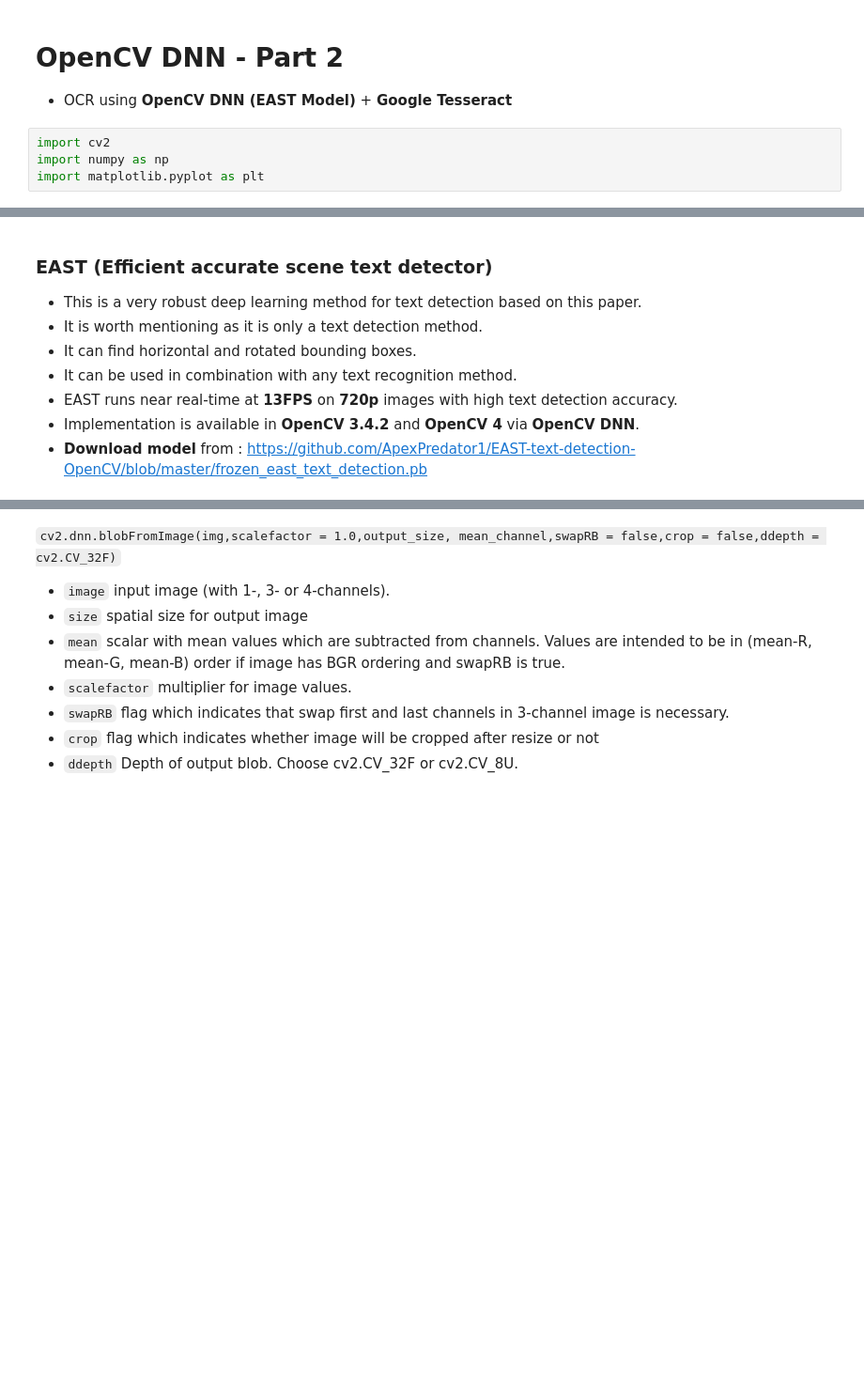
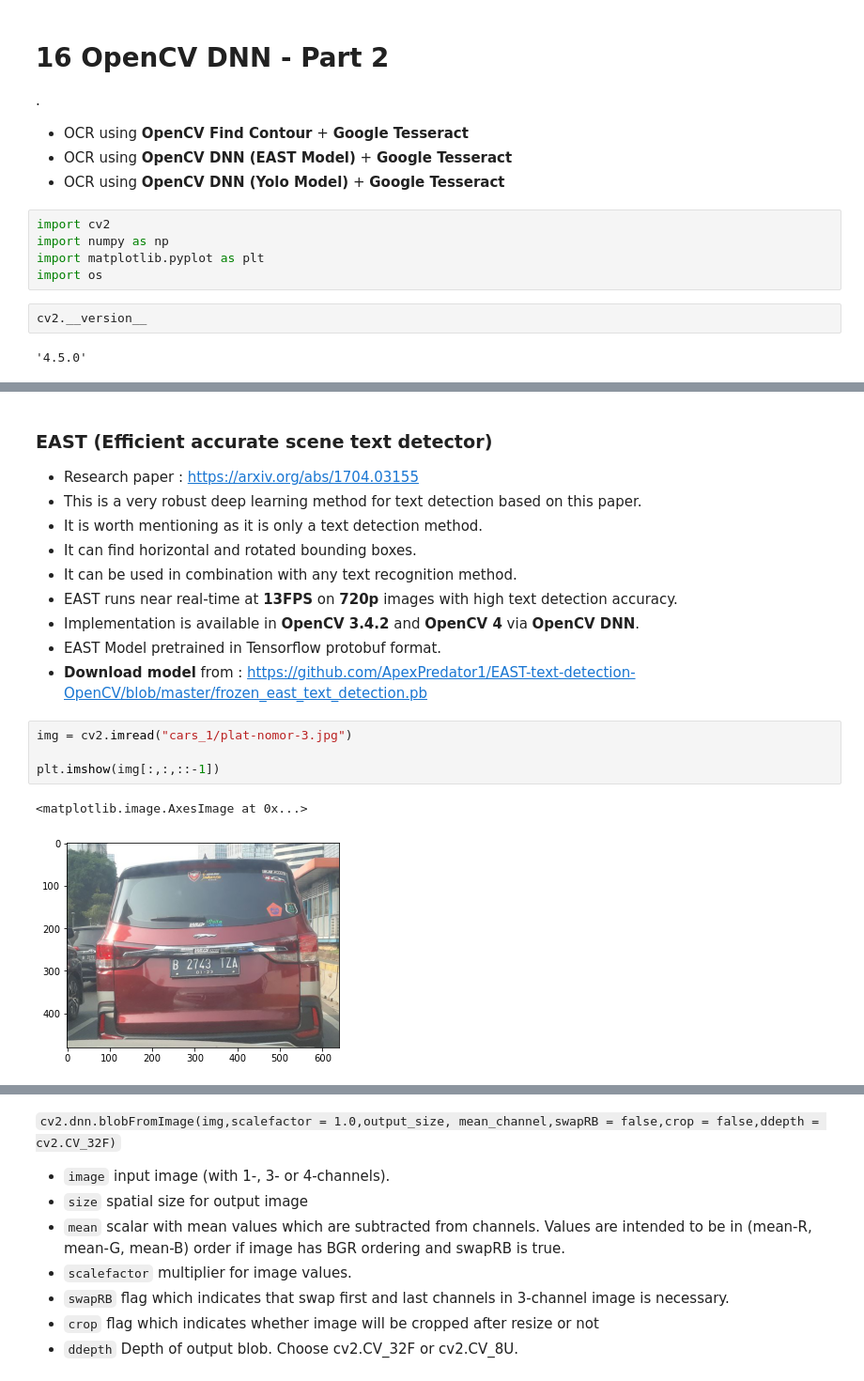
Before and after one commit to Muhammad-Yunus/Belajar-Computer-Vision, a Jupyter notebook: 16. OpenCV DNN - Part 2/16 OpenCV DNN - Part 2.ipynb, the cells around one changed output, grey strips where cells are left out. Shown: that part at 94% size. Drawn from its saved outputs; the diff is of its cells as text; blank space fills up the shorter version.

```diff
--- a/16. OpenCV DNN - Part 2/16 OpenCV DNN - Part 2.ipynb
+++ b/16. OpenCV DNN - Part 2/16 OpenCV DNN - Part 2.ipynb
@@ -1,11 +1,18 @@
 # %% [markdown]
-# OpenCV DNN - Part 2
-
+# 16 OpenCV DNN - Part 2
+.
+- OCR using **OpenCV Find Contour** + **Google Tesseract**
 - OCR using **OpenCV DNN (EAST Model)** + **Google Tesseract**
+- OCR using **OpenCV DNN (Yolo Model)** + **Google Tesseract**
 # %%
 import cv2
 import numpy as np
 import matplotlib.pyplot as plt
+import os
+# %%
+cv2.__version__
+# %% [output]
+'4.5.0'
 # %% [markdown]
 # *Reading text in the wild*
 - Any Typical machine learning OCR pipeline follows the following steps
@@ -24,11 +31,20 @@ import matplotlib.pyplot as plt
     - using `cv2.ml` with **SVM algorithm** (support vector machine)
 # %% [markdown]
 ### EAST (Efficient accurate scene text detector)
+- Research paper : https://arxiv.org/abs/1704.03155
 - This is a very robust deep learning method for text detection based on this paper.
 - It is worth mentioning as it is only a text detection method.
 - It can find horizontal and rotated bounding boxes.
 - It can be used in combination with any text recognition method.
 - EAST runs near real-time at **13FPS** on **720p** images with high text detection accuracy.
 - Implementation is available in **OpenCV 3.4.2** and **OpenCV 4** via **OpenCV DNN**.
+- EAST Model pretrained in Tensorflow protobuf format.
 - **Download model** from : https://github.com/ApexPredator1/EAST-text-detection-OpenCV/blob/master/frozen_east_text_detection.pb
+# %%
+img = cv2.imread("cars_1/plat-nomor-3.jpg")
+
+plt.imshow(img[:,:,::-1])
+# %% [output]
+<matplotlib.image.AxesImage at 0x...>
+[figure, added]
 # %%
```
Also changed, not shown: parts of 45 cells of this notebook, 22 other files.
